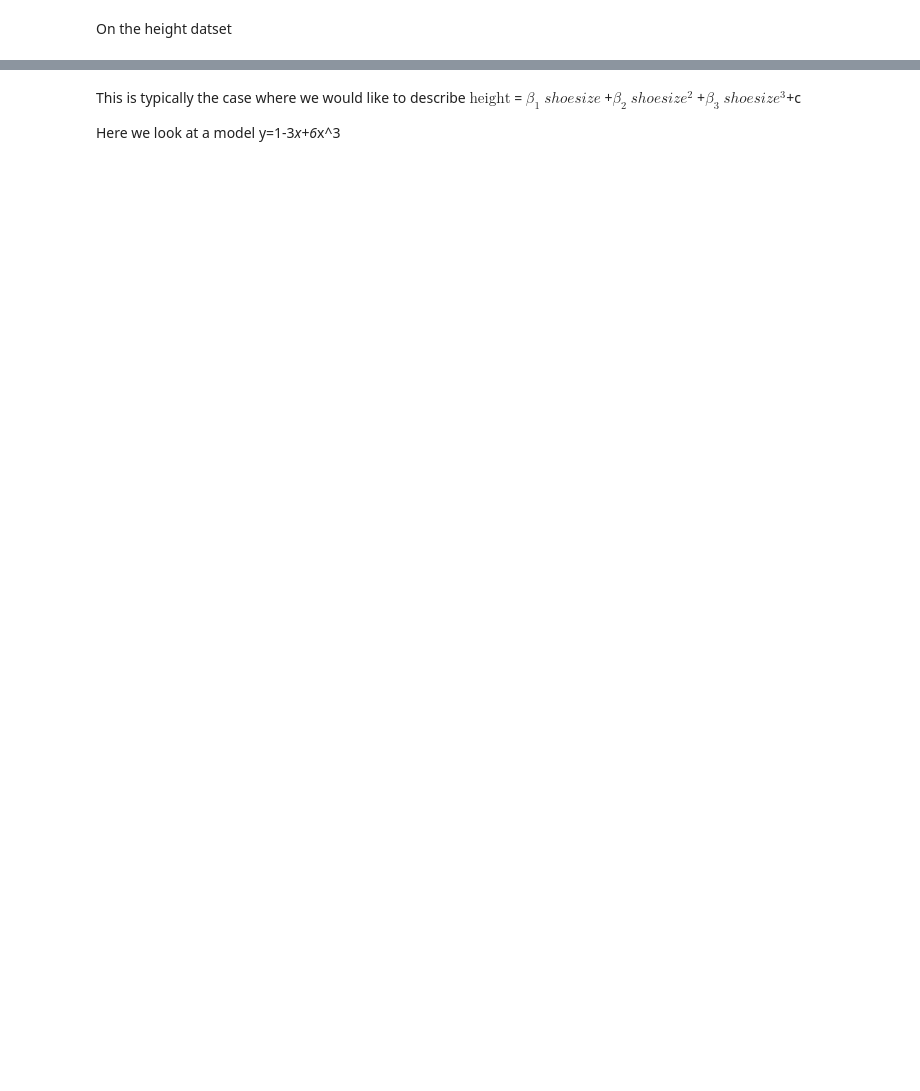
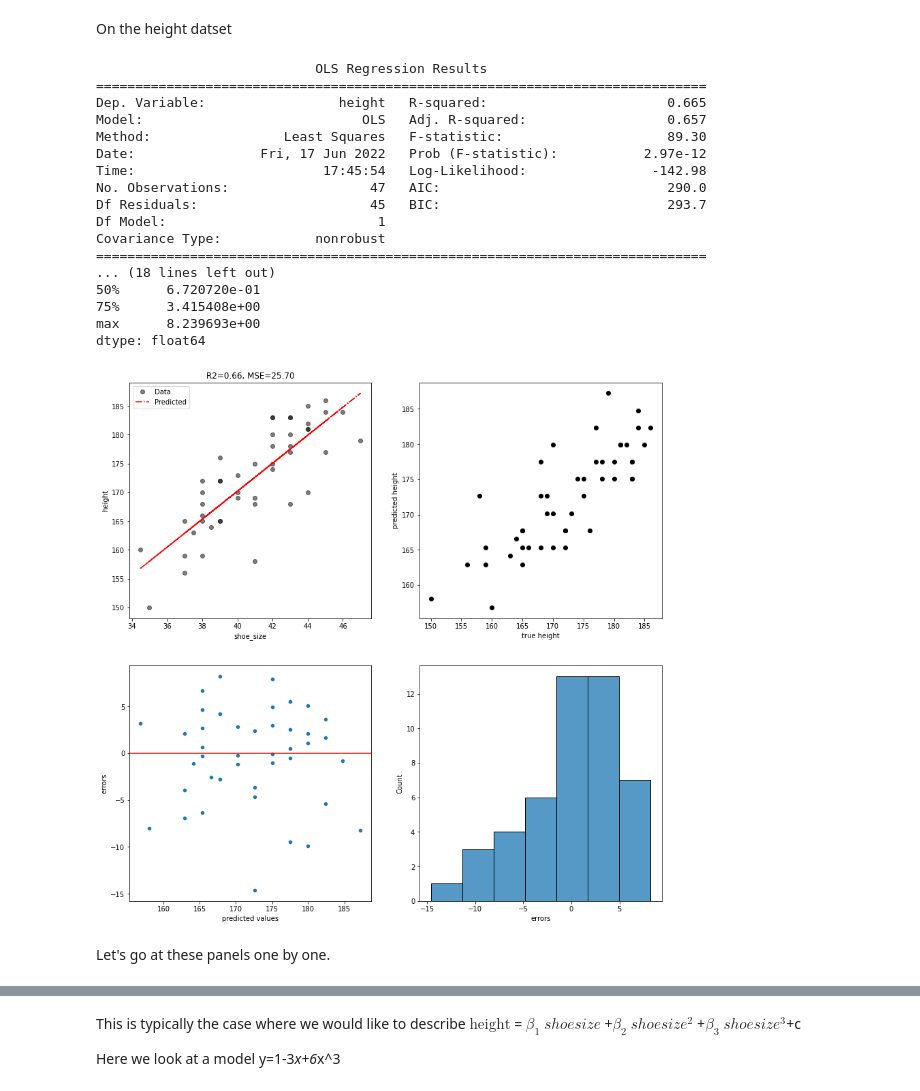
Before and after one commit to sib-swiss/introduction-to-statistics-with-python-training, a Jupyter notebook: 04_correlation_and_regression.ipynb, the cells around one changed output, grey strips where cells are left out. Cells and saved outputs as stored; diff of their text form; code cells hidden in the pictures; blank space fills up the shorter version.

Commit message:
rework of QC on linear models

```diff
--- a/04_correlation_and_regression.ipynb
+++ b/04_correlation_and_regression.ipynb
@@ -668,26 +722,55 @@ On the height datset
 # %%
 import statsmodels.formula.api as smf
 model = smf.ols(formula='height ~ shoe_size', data=df)
 
 results = model.fit()#we do the actual fit
 y_predict=results.predict(df)# predict back what your target variable would be in that model
 R2=r2_score(df['height'],y_predict)
 MSE=mean_squared_error(df['height'],y_predict)
 
 
-plt.plot(df['shoe_size'],df['height'],'ko',label='Data',linewidth=10,alpha=0.5)
-plt.plot(df['shoe_size'],y_predict,'r-.',label='Predicted')
-plt.legend(loc='best',fontsize=10)
-plt.title('R2={0:.2f}, MSE={1:.2f}'.format(R2,MSE))
-plt.xlabel('shoe_size')
-plt.ylabel('height')
-plt.show()
+fig , ax = plt.subplots(2,2, figsize=(14,14))
 
-plt.plot(df['height'],y_predict,'ko')
-plt.xlabel('true height')
-plt.ylabel('predicted height')
-plt.show()
-print('fit param for shoe_size ',results.params['Intercept'])
-print('fit intercept ', results.params['shoe_size'])
+O = np.argsort(df['height'])
+ax[0][0].plot(df['shoe_size'],df['height'],'ko',label='Data',linewidth=10,alpha=0.5)
+ax[0][0].plot(df['shoe_size'][O],y_predict[O],'r-.',label='Predicted')
+ax[0][0].legend(loc='best',fontsize=10)
+ax[0][0].set_title('R2={0:.2f}, MSE={1:.2f}'.format(R2,MSE))
+ax[0][0].set_xlabel('shoe_size')
+ax[0][0].set_ylabel('height')
 
-print()
+
+ax[0][1].plot(df['height'],y_predict,'ko')
+ax[0][1].set_xlabel('true height')
+ax[0][1].set_ylabel('predicted height')
+
+sns.scatterplot(x=y_predict,y=results.resid , ax=ax[1][0]) # plot the errors along x
+ax[1][0].axhline(0,color='red')
+ax[1][0].set_ylabel('errors')
+ax[1][0].set_xlabel('predicted values')
+sns.histplot(results.resid , ax=ax[1][1]) # plot an histogram of the errors
+ax[1][1].set_xlabel('errors')
+
+print(results.summary())
+print(results.resid.describe())
+# %% [output]
+                            OLS Regression Results
+==============================================================================
+Dep. Variable:                 height   R-squared:                       0.665
+Model:                            OLS   Adj. R-squared:                  0.657
+Method:                 Least Squares   F-statistic:                     89.30
+Date:                Fri, 17 Jun 2022   Prob (F-statistic):           2.97e-12
+Time:                        17:45:54   Log-Likelihood:                -142.98
+No. Observations:                  47   AIC:                             290.0
+Df Residuals:                      45   BIC:                             293.7
+Df Model:                           1
+Covariance Type:            nonrobust
+==============================================================================
+... (18 lines left out)
+50%      6.720720e-01
+75%      3.415408e+00
+max      8.239693e+00
+dtype: float64
+[figure, added]
+# %% [markdown]
+Let's go at these panels one by one.
```
Also changed, not shown: parts of 55 cells of this notebook, 1 other file.
